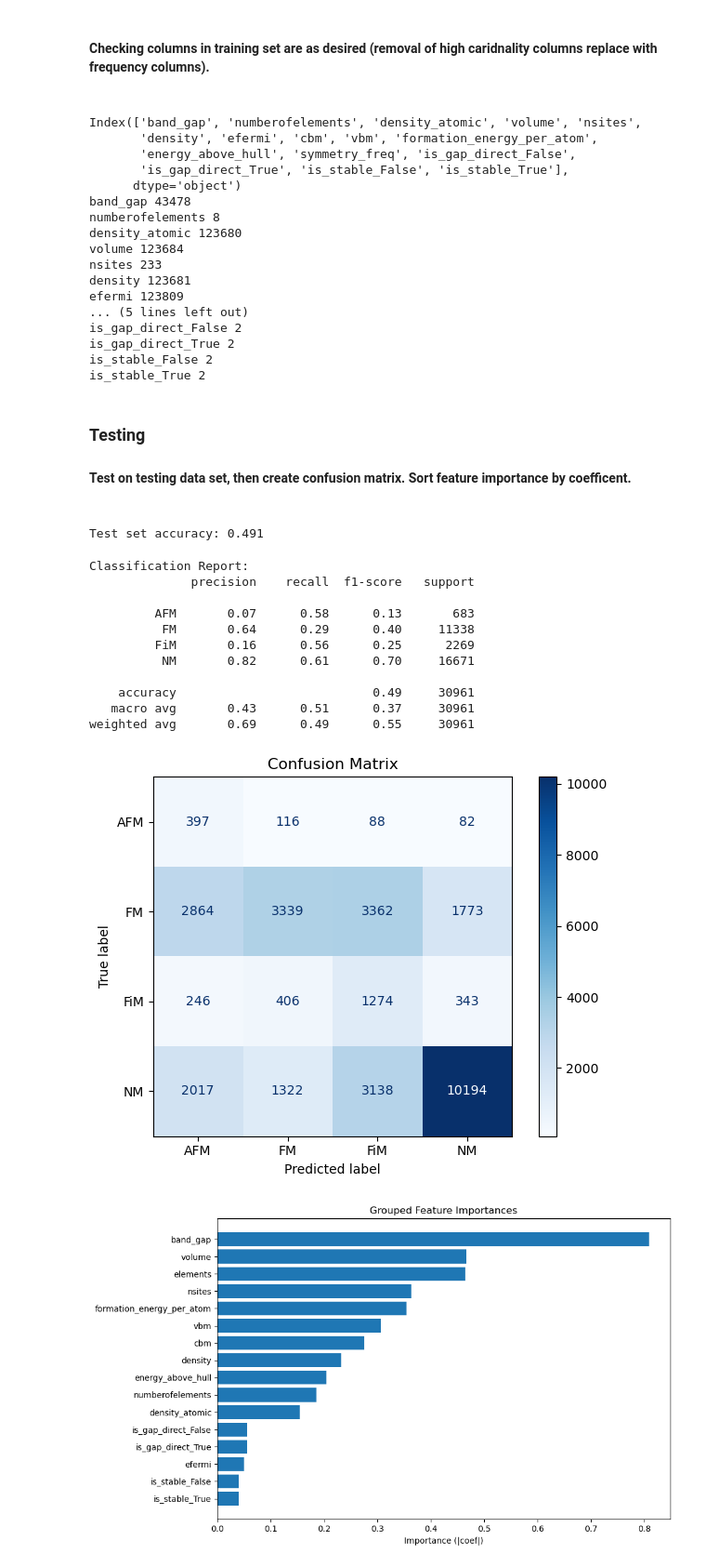
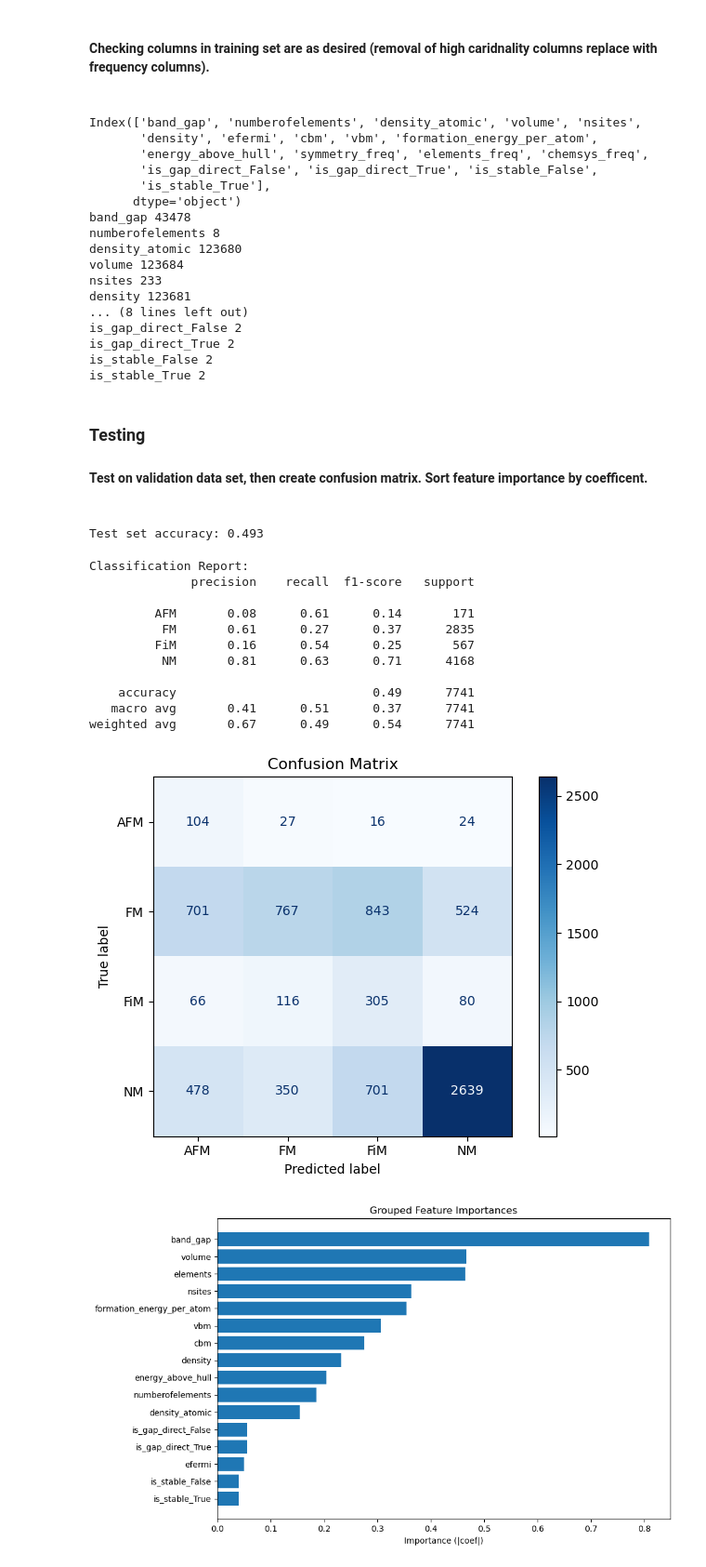
Before and after one commit to AhmedFahmy177/MachineLearningMagneticOrderClassification, a Jupyter notebook: ML Models/Logistic Regression/log_regression.ipynb, the cells around one changed output. Shown: that part at 93% size. Saved outputs shown, nothing was run; the diff lists cells and outputs as text; code cells hidden in the pictures.

```diff
--- a/ML Models/Logistic Regression/log_regression.ipynb
+++ b/ML Models/Logistic Regression/log_regression.ipynb
@@ -75,25 +75,26 @@ categorical_cols = ['symmetry', 'elements', 'chemsys']
 X = df[numerical_columns + extra_cols + categorical_cols]
 y = df['ordering']
 
-# Split first
-X_train, X_test, y_train, y_test = train_test_split(X, y, test_size=0.2, random_state=42, stratify=y)
+# Split first into train, validation, and test sets
+X_train, X_temp, y_train, y_temp = train_test_split(X, y, test_size=0.2, random_state=42, stratify=y)
+X_train, X_val, y_train, y_val = train_test_split(X_temp, y_temp, test_size=0.25, stratify=y_temp, random_state=42)
 
 # Frequency encode high-cardinality categorical columns
 for col in categorical_cols:
     freq = X_train[col].value_counts()
     X_train[col + '_freq'] = X_train[col].map(freq)
-    X_test[col + '_freq'] = X_test[col].map(freq).fillna(0)
+    X_val[col + '_freq'] = X_val[col].map(freq).fillna(0)
 
 # Drop original high-cardinality columns
 X_train = X_train.drop(columns=categorical_cols)
-X_test = X_test.drop(columns=categorical_cols)
+X_val = X_val.drop(columns=categorical_cols)
 
 # One-hot encode the last two columns
 X_train = pd.get_dummies(X_train, columns=extra_cols)
-X_test = pd.get_dummies(X_test, columns=extra_cols)
+X_val = pd.get_dummies(X_val, columns=extra_cols)
 
 # Align columns
-X_test = X_test.reindex(columns=X_train.columns, fill_value=0)
+X_val = X_val.reindex(columns=X_train.columns, fill_value=0)
 
 pipe = Pipeline([
     ('imputer', SimpleImputer(strategy='mean')),
@@ -116,8 +117,9 @@ for col in X_train.columns:
 # %% [output]
 Index(['band_gap', 'numberofelements', 'density_atomic', 'volume', 'nsites',
        'density', 'efermi', 'cbm', 'vbm', 'formation_energy_per_atom',
-       'energy_above_hull', 'symmetry_freq', 'is_gap_direct_False',
-       'is_gap_direct_True', 'is_stable_False', 'is_stable_True'],
+       'energy_above_hull', 'symmetry_freq', 'elements_freq', 'chemsys_freq',
+       'is_gap_direct_False', 'is_gap_direct_True', 'is_stable_False',
+       'is_stable_True'],
       dtype='object')
 band_gap 43478
 numberofelements 8
@@ -125,22 +127,21 @@ density_atomic 123680
 volume 123684
 nsites 233
 density 123681
-efermi 123809
-... (5 lines left out)
+... (8 lines left out)
 is_gap_direct_False 2
 is_gap_direct_True 2
 is_stable_False 2
 is_stable_True 2
 # %% [markdown]
 <h3>Testing<h3>
-<h4>Test on testing data set, then create confusion matrix. Sort feature importance by coefficent.<h4>
+<h4>Test on validation data set, then create confusion matrix. Sort feature importance by coefficent.<h4>
 # %%
-# Fit on full training set and evaluate on test set
+# Fit on full training set and evaluate on validation set
 pipe.fit(X_train, y_train)
-test_accuracy = pipe.score(X_test, y_test)
+test_accuracy = pipe.score(X_val, y_val)
 print(f"Test set accuracy: {test_accuracy:.3f}")
 # %% [output]
-Test set accuracy: 0.491
+Test set accuracy: 0.493
 # %%
 from sklearn.metrics import confusion_matrix, ConfusionMatrixDisplay
 from matplotlib import pyplot as plt
@@ -148,35 +149,35 @@ from sklearn.metrics import classification_report
 # %%
 # Fit the pipeline on the training data
 pipe.fit(X_train, y_train)
 
-# Predict on the test set
-y_pred = pipe.predict(X_test)
+# Predict on the validation set
+y_pred = pipe.predict(X_val)
 
 print("Classification Report:")
-print(classification_report(y_test, y_pred, target_names=pipe.named_steps['clf'].classes_))
+print(classification_report(y_val, y_pred, target_names=pipe.named_steps['clf'].classes_))
 
 # Create confusion matrix
-cm = confusion_matrix(y_test, y_pred, labels=pipe.named_steps['clf'].classes_)
+cm = confusion_matrix(y_val, y_pred, labels=pipe.named_steps['clf'].classes_)
 
 # Display confusion matrix
 disp = ConfusionMatrixDisplay(confusion_matrix=cm, display_labels=pipe.named_steps['clf'].classes_)
 disp.plot(cmap="Blues", values_format="d")
 plt.title("Confusion Matrix")
 plt.tight_layout()
 plt.show()
 # %% [output]
 Classification Report:
               precision    recall  f1-score   support
 
-         AFM       0.07      0.58      0.13       683
-          FM       0.64      0.29      0.40     11338
-         FiM       0.16      0.56      0.25      2269
-          NM       0.82      0.61      0.70     16671
+         AFM       0.08      0.61      0.14       171
+          FM       0.61      0.27      0.37      2835
+         FiM       0.16      0.54      0.25       567
+          NM       0.81      0.63      0.71      4168
 
-    accuracy                           0.49     30961
-   macro avg       0.43      0.51      0.37     30961
-weighted avg       0.69      0.49      0.55     30961
+    accuracy                           0.49      7741
+   macro avg       0.41      0.51      0.37      7741
+weighted avg       0.67      0.49      0.54      7741
-[figure, old version]
+[figure, new version]
 # %%
 pipe.fit(X_train, y_train)
 
```
Also changed, not shown: parts of 7 cells of this notebook, 3 other files.
